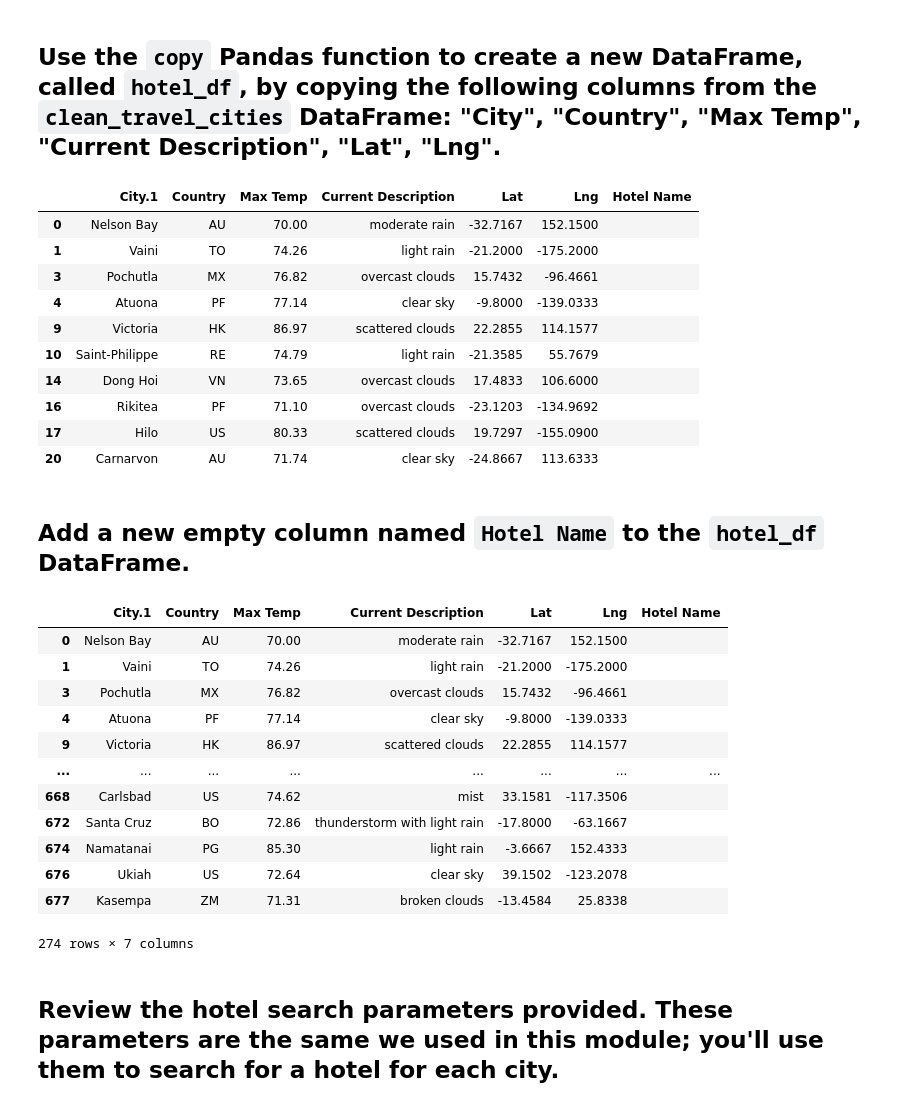
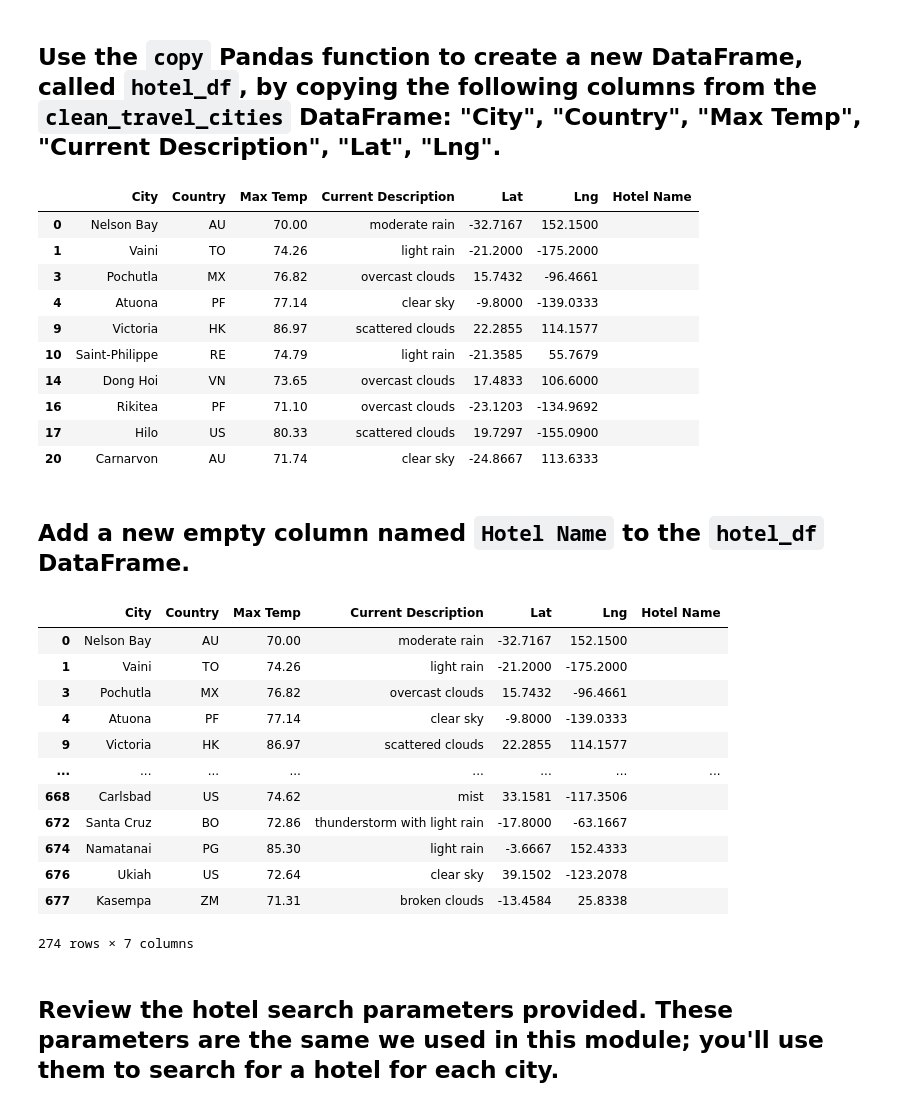
Before and after one commit to ccomaneci/World_Weather_Analysis, a Jupyter notebook: Vacation_Search/Vacation_Search.ipynb, the cells around one changed output. Cells and saved outputs as stored; diff of their text form; code cells hidden in the pictures.

```diff
--- a/Vacation_Search/Vacation_Search.ipynb
+++ b/Vacation_Search/Vacation_Search.ipynb
@@ -168,14 +168,14 @@ clean_travel_cities
 ## Use the `copy` Pandas function to create a new DataFrame, called `hotel_df`, by copying the following columns from the `clean_travel_cities` DataFrame: "City", "Country", "Max Temp", "Current Description", "Lat", "Lng".
 # %%
 # Create DataFrame called hotel_df by copying some columns from the clean_travel_cities DataFrame.
-hotel_df = preferred_cities_df[["City.1", "Country", "Max Temp", "Current Description","Lat", "Lng"]].copy()
+hotel_df = preferred_cities_df[["City", "Country", "Max Temp", "Current Description","Lat", "Lng"]].copy()
 hotel_df["Hotel Name"] = ""
 
 
 # Display sample data
 hotel_df.head(10)
 # %% [output]
-|  | City.1 | Country | Max Temp | Current Description | Lat | Lng | Hotel Name |
+|  | City | Country | Max Temp | Current Description | Lat | Lng | Hotel Name |
 | 0 | Nelson Bay | AU | 70.00 | moderate rain | -32.7167 | 152.1500 |  |
 | 1 | Vaini | TO | 74.26 | light rain | -21.2000 | -175.2000 |  |
 | 3 | Pochutla | MX | 76.82 | overcast clouds | 15.7432 | -96.4661 |  |
@@ -190,7 +190,7 @@ hotel_df.head(10)
 ## Add a new empty column named `Hotel Name` to the `hotel_df` DataFrame.
 # %%
 # Add a new empty column, "Hotel Name", to the hotel_df DataFrame
-hotel_df = preferred_cities_df[["City.1", "Country", "Max Temp","Current Description","Lat", "Lng"]].copy()
+hotel_df = preferred_cities_df[["City", "Country", "Max Temp","Current Description","Lat", "Lng"]].copy()
 
 # Display sample data
 hotel_df["Hotel Name"] = ""
@@ -199,7 +199,7 @@ hotel_df["Hotel Name"] = ""
 # Display sample data
 hotel_df
 # %% [output]
-|  | City.1 | Country | Max Temp | Current Description | Lat | Lng | Hotel Name |
+|  | City | Country | Max Temp | Current Description | Lat | Lng | Hotel Name |
 | 0 | Nelson Bay | AU | 70.00 | moderate rain | -32.7167 | 152.1500 |  |
 | 1 | Vaini | TO | 74.26 | light rain | -21.2000 | -175.2000 |  |
 | 3 | Pochutla | MX | 76.82 | overcast clouds | 15.7432 | -96.4661 |  |
```
Also changed, not shown: parts of 13 cells of this notebook, 7 other files.
